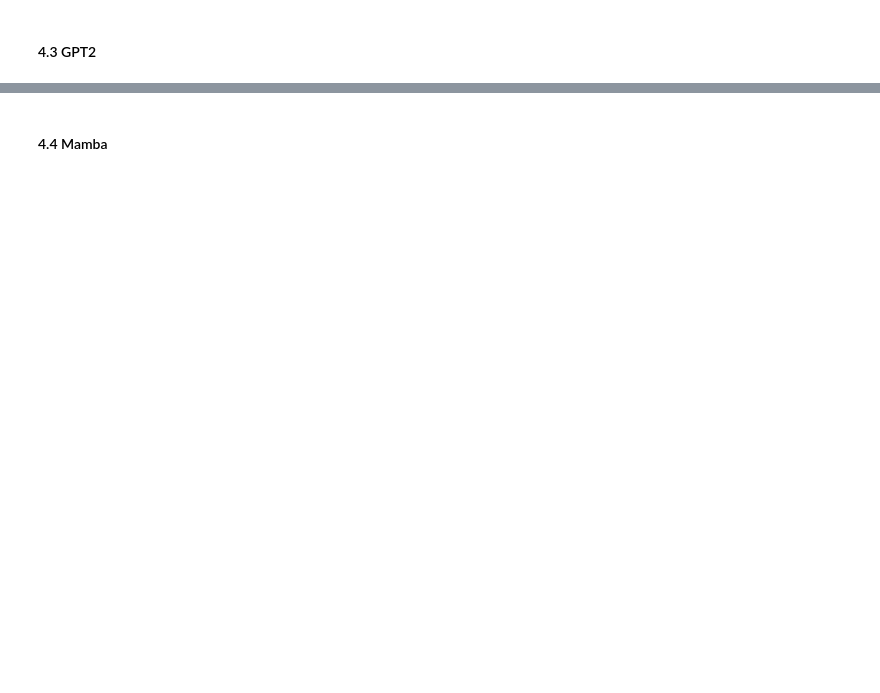
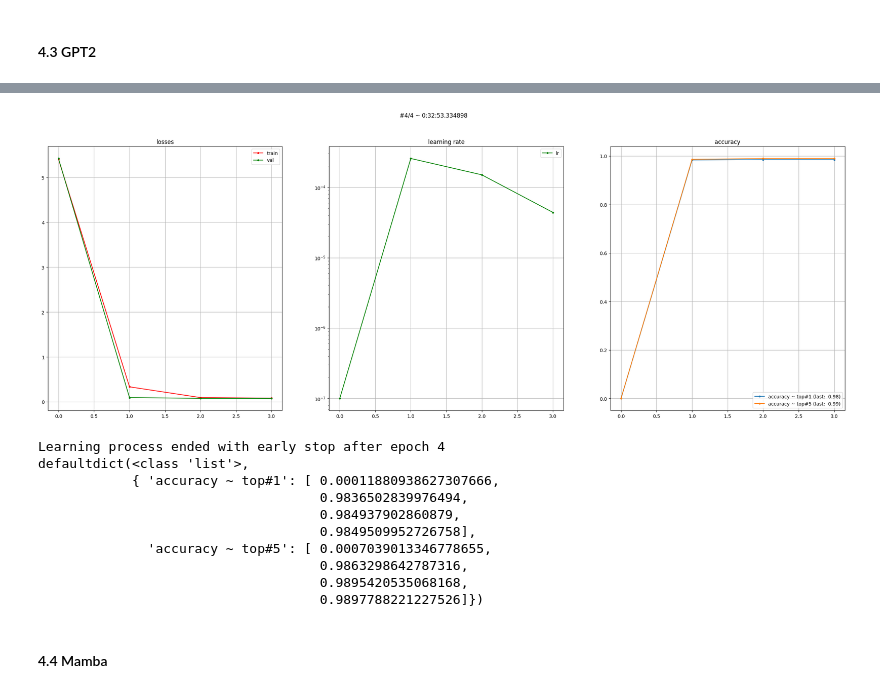
Before and after one commit to ssharkov03/next_transaction_prediction, a Jupyter notebook: train.ipynb, the cells around one changed output, grey strips where cells are left out. Drawn from its saved outputs; the diff is of its cells as text; code cells hidden in the pictures; blank space fills up the shorter version.

```diff
--- a/train.ipynb
+++ b/train.ipynb
@@ -76,13 +144,25 @@ pprint(metrics, indent=2)
 # %%
-metrics = train_pipeline(
+metrics["gpt2"] = train_pipeline(
     model_class=GPT2SequenceModel,
     model_name="gpt2",
     dataloader_train=dataloader_train,
     dataloader_val=dataloader_val,
     feature2vocab_size=feature2vocab_size,
-    hidden_dim=128,
-    epochs=4
+    hidden_dim=hidden_dim,
+    epochs=epochs
 )
-pprint(metrics, indent=2)
+pprint(metrics["gpt2"], indent=2)
+# %% [output]
+[figure, added]
+Learning process ended with early stop after epoch 4
+defaultdict(<class 'list'>,
+            { 'accuracy ~ top#1': [ 0.00011880938627307666,
+                                    0.9836502839976494,
+                                    0.984937902860879,
+                                    0.9849509952726758],
+              'accuracy ~ top#5': [ 0.0007039013346778655,
+                                    0.9863298642787316,
+                                    0.9895420535068168,
+                                    0.9897788221227526]})
 # %% [markdown]
 #### 4.4 Mamba
```
Also changed, not shown: parts of 19 cells of this notebook, 9 other files.
